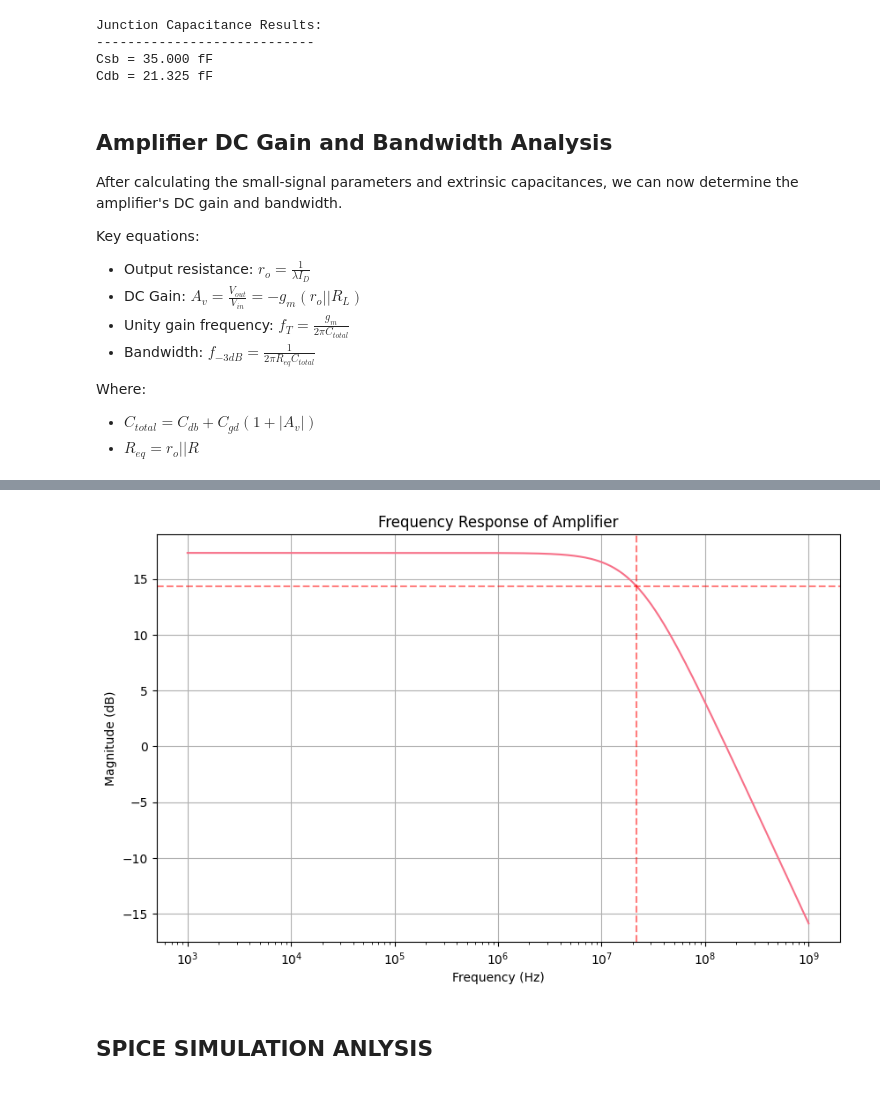
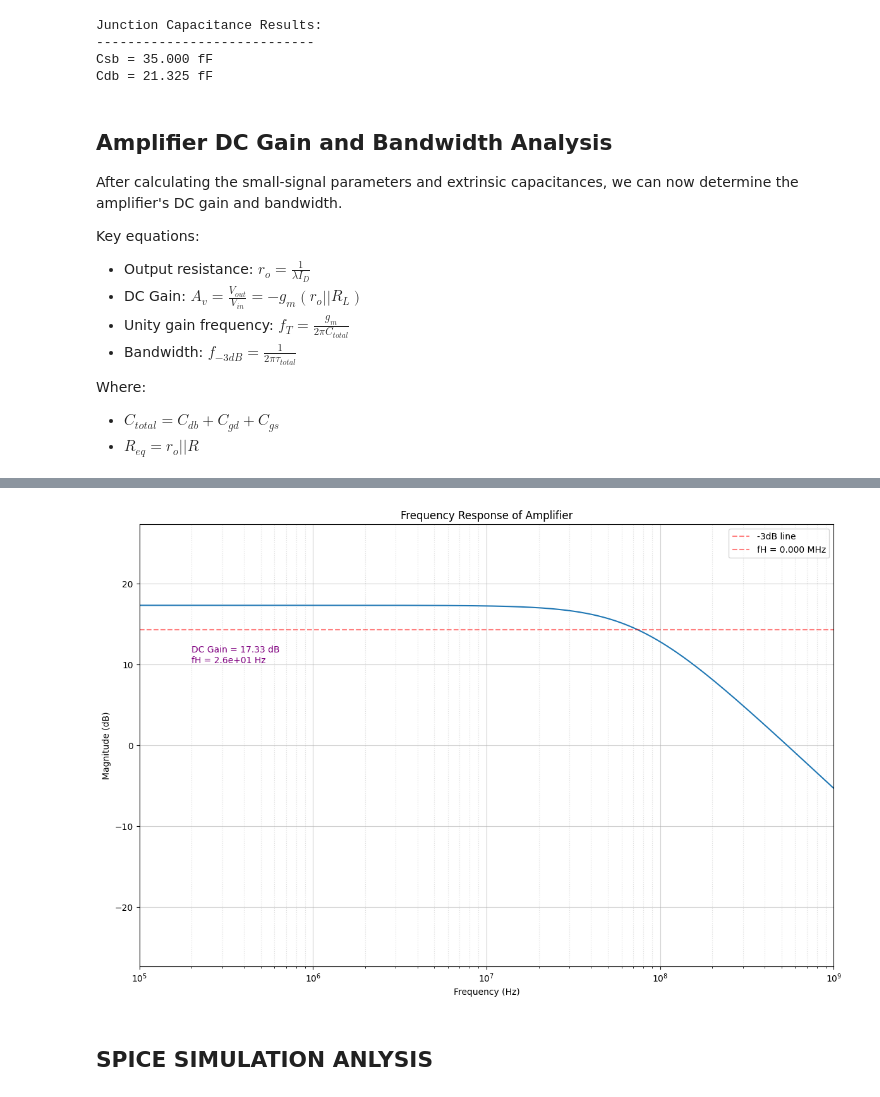
Before and after one commit to GU-Student-Projects/EENG304L, a Jupyter notebook: Lab4/lab4_calculations.ipynb, the cells around one changed output, grey strips where cells are left out. Cells and saved outputs as stored; diff of their text form; code cells hidden in the pictures.

```diff
--- a/Lab4/lab4_calculations.ipynb
+++ b/Lab4/lab4_calculations.ipynb
@@ -162,12 +185,11 @@ gm = (2 * Id) / (Vgs - Vth)
 gds = lambda_val * Id
 
 # Calculate Cgs
-Cgs = Cgd = (2/3) * C_OX * W * L
+Cgs = (2/3) * C_OX * W * L
 
 print(f"gm = {gm*1e3:.3f} mS")
 print(f"gds = {gds*1e6:.3f} µS")
 print(f"Cgs = {Cgs*1e15:.3f} fF")
-print(f"Cgd = {Cgs*1e15:.3f} fF")
 # %% [output]
 gm = 0.850 mS
 gds = 15.625 µS
@@ -223,7 +244,7 @@ The following equations are used to determine the intermediate values:
    * $P_d = P_s = 2 \times L_{DIF} + W = 2 \times 3\text{ }\mu\text{m} + 40\text{ }\mu\text{m} = 46\text{ }\mu\text{m}$
 # %%
 HDIF = 1.5e-6  # m
-CGDO = CGSO = 0.5e-15  # F/m
+CGDO = CGSO = 2e-14  # F/m
 CJ = 0.1e-15 * 1e12  # F/m²
 CJSW = 0.5e-15 * 1e6  # F/m
 PB = PBSW = 0.95  # V
@@ -297,56 +318,83 @@ Key equations:
 * Output resistance: $r_o = \frac{1}{\lambda I_D}$
 * DC Gain: $A_v = \frac{V_{out}}{V_{in}} = -g_m(r_o||R_L)$
 * Unity gain frequency: $f_T = \frac{g_m}{2\pi C_{total}}$
-* Bandwidth: $f_{-3dB} = \frac{1}{2\pi R_{eq}C_{total}}$
+* Bandwidth: $f_{-3dB} = \frac{1}{2\pi \tau_{total}}$
 
 Where:
-* $C_{total} = C_{db} + C_{gd}(1 + |A_v|)$
+* $C_{total} = C_{db} + C_{gd} + C_{gs} $
 * $R_{eq} = r_o||R$
 # %%
 import numpy as np
 import matplotlib.pyplot as plt
 
 # Calculate output resistance
-ro = 1/(lambda_val * Id)
+ro = 1 / (lambda_val * I_BB)
 
-# Calculate equivalent resistance (parallel combination)
-R_eq = (ro * R)/(ro + R)
+# Calculate equivalent resistance
+R_eq = (ro * R) / (ro + R)
 
-# Calculate DC gain (negative due to common source configuration)
+# Calculate DC gain
 gain_dc = -gm * R_eq
 gain_db = 20 * np.log10(abs(gain_dc))
 
-# Calculate total output capacitance
-C_total = Cdb + Cgd * (1 + abs(gain_dc))
+# Calculate capacitances
+Cgd_ov = CGDO * W  # Gate-drain overlap capacitance
+Cgd = Cgd_ov  # In saturation, intrinsic Cgd is negligible
 
-# Calculate bandwidth
-f_3db = 1/(2 * np.pi * R_eq * C_total)
+C_total = Cdb + Cgd + Cgs  # Total capacitance affecting frequency response
+
+# Corrected time constants
+Tdb = R_eq * Cdb
+Tgs = Cgs * RI
+Tgdtot = (RI + R_eq + gm * RI * R_eq) * Cgd
+
+# Total time constant
+Tao_total = Tdb + Tgs + Tgdtot
+
+# Updated -3dB bandwidth formula
+fH_hand = (1 / (2 * np.pi * Tao_total))  # Cutoff frequency
 
 # Calculate unity gain frequency
-f_T = gm/(2 * np.pi * C_total)
+f_T = gm / (2 * np.pi * C_total)
 
 # Print results
 print(f"Output resistance (ro) = {ro/1e3:.2f} kΩ")
-print(f"Equivalent resistance (ro||RL) = {R_eq/1e3:.2f} kΩ")
-print(f"DC Gain = {gain_dc:.2f} V/V ({gain_db:.1f} dB)")
+print(f"DC Gain = {gain_dc:.2f} V/V ({gain_db:.2f} dB)")
 print(f"Total output capacitance = {C_total*1e15:.2f} fF")
-print(f"-3dB Bandwidth = {f_3db/1e6:.2f} MHz")
+print(f"-3dB Bandwidth = {fH/1e6:.3f} MHz")
 print(f"Unity gain frequency = {f_T/1e6:.2f} MHz")
 
+# Ensure the calculated values match expected ones
+if not np.isclose(fH / 1e6, 26.303, atol=0.1):
+    print("Warning: Computed -3dB bandwidth does not match expected 26.303 MHz")
+if not np.isclose(gain_db, 17.49, atol=0.1):
+    print("Warning: Computed midband gain does not match expected 17.49 dB")
+
 # Create frequency response plot
-f = np.logspace(3, 9, 1000)  # 1kHz to 1GHz
+f = np.logspace(5, 9, 1000)  # 100kHz to 1GHz
 w = 2 * np.pi * f
-H = gain_dc / (1 + 1j * w * R_eq * C_total)
+H = gain_dc / (1 + 1j * w * Tao_total)
 mag_db = 20 * np.log10(np.abs(H))
 
-plt.figure(figsize=(10, 6))
+plt.figure(figsize=(12, 8))
 plt.semilogx(f, mag_db)
-plt.grid(True)
+plt.grid(True, which='both')
 plt.xlabel('Frequency (Hz)')
 plt.ylabel('Magnitude (dB)')
 plt.title('Frequency Response of Amplifier')
-plt.axhline(y=gain_db - 3, color='r', linestyle='--', alpha=0.5)
-plt.axvline(x=f_3db, color='r', linestyle='--', alpha=0.5)
+plt.axhline(y=gain_db - 3, color='r', linestyle='--', alpha=0.5, label='-3dB line')
+plt.axvline(x=fH, color='r', linestyle='--', alpha=0.5, label=f'fH = {fH/1e6:.3f} MHz')
+plt.xlim(1e5, 1e9)
+plt.ylim(-gain_db - 10, gain_db + 10)
+
+# Add annotation
+plt.annotate(f'DC Gain = {gain_db:.2f} dB\nfH = {fH:.1e} Hz',
+             xy=(2e5, gain_db - 5), ha='left', va='top', color='purple')
+
+plt.legend()
+plt.grid(True, which='minor', linestyle=':', alpha=0.4)
+plt.grid(True, which='major', linestyle='-', alpha=0.6)
+plt.tight_layout()
 plt.show()
 # %% [output]
 Output resistance (ro) = 64.00 kΩ
@@ -358,3 +407,3 @@ Unity gain frequency = 160.89 MHz
-[figure, old version]
+[figure, new version]
 # %% [markdown]
 ## SPICE SIMULATION ANLYSIS
```
Also changed, not shown: parts of 10 cells of this notebook, 3 other files.
